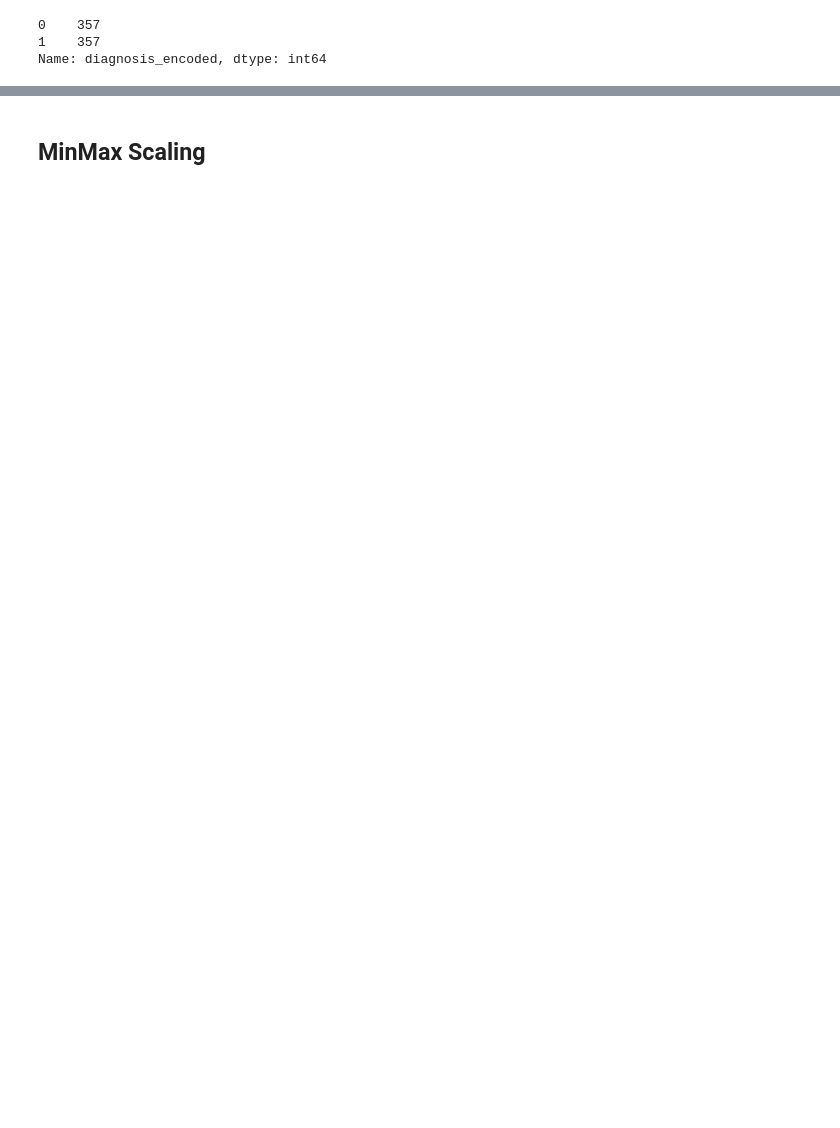
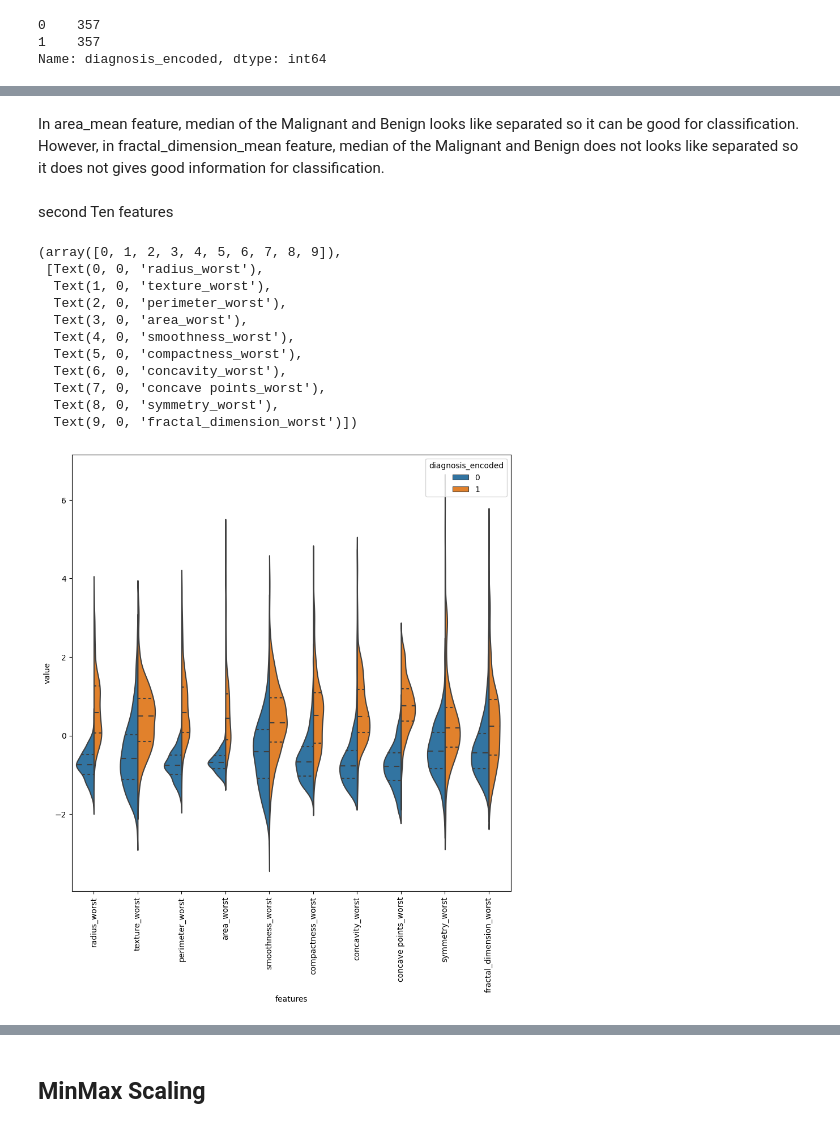
Before and after one commit to mariamezzat01/Breast-Cancer-Detection, a Jupyter notebook: RandomForest_BreastCancer.ipynb, the cells around one changed output, grey strips where cells are left out. Saved outputs shown, nothing was run; the diff lists cells and outputs as text; code cells hidden in the pictures; blank space fills up the shorter version.

```diff
--- a/RandomForest_BreastCancer.ipynb
+++ b/RandomForest_BreastCancer.ipynb
@@ -161,0 +232,25 @@ df.drop('diagnosis', axis = 1, inplace = True)
+# %% [markdown]
+In area_mean feature, median of the Malignant and Benign looks like separated so it can be good for classification. However, in fractal_dimension_mean feature, median of the Malignant and Benign does not looks like separated so it does not gives good information for classification.
+# %% [markdown]
+second Ten features
+# %%
+data = pd.concat([y,data_n_2.iloc[:,20:31]],axis=1)
+data = pd.melt(data,id_vars="diagnosis_encoded",
+                    var_name="features",
+                    value_name='value')
+plt.figure(figsize=(10,10))
+sns.violinplot(x="features", y="value", hue="diagnosis_encoded", data=data,split=True, inner="quart")
+plt.xticks(rotation=90)
+# %% [output]
+(array([0, 1, 2, 3, 4, 5, 6, 7, 8, 9]),
+ [Text(0, 0, 'radius_worst'),
+  Text(1, 0, 'texture_worst'),
+  Text(2, 0, 'perimeter_worst'),
+  Text(3, 0, 'area_worst'),
+  Text(4, 0, 'smoothness_worst'),
+  Text(5, 0, 'compactness_worst'),
+  Text(6, 0, 'concavity_worst'),
+  Text(7, 0, 'concave points_worst'),
+  Text(8, 0, 'symmetry_worst'),
+  Text(9, 0, 'fractal_dimension_worst')])
+[figure, added]
```
Also changed, not shown: parts of 51 cells of this notebook.
